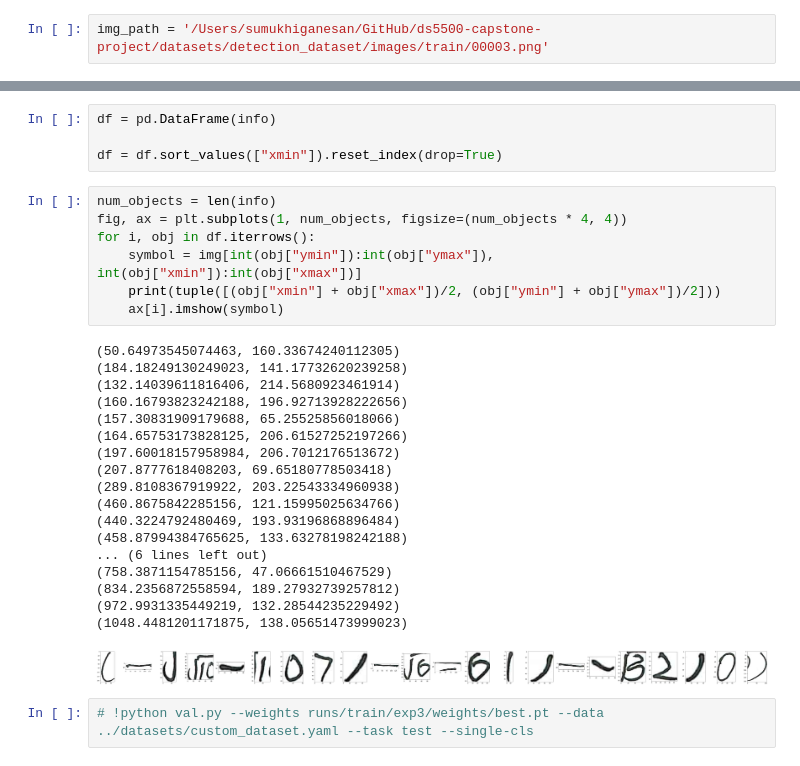
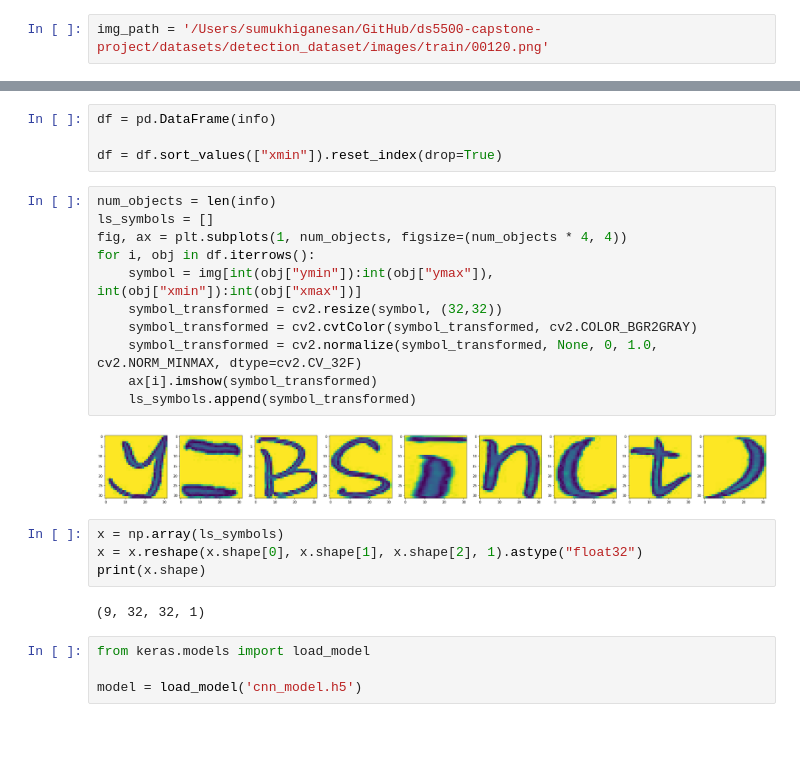
Before and after one commit to sumukhig/ds5500-capstone-project, a Jupyter notebook: src/notebooks/test_YOLO_detection.ipynb, the cells around one changed output, grey strips where cells are left out. Saved outputs shown, nothing was run; the diff lists cells and outputs as text; blank space fills up the shorter version.

Commit message:
Added models

```diff
--- a/src/notebooks/test_YOLO_detection.ipynb
+++ b/src/notebooks/test_YOLO_detection.ipynb
@@ -16,7 +17,7 @@ import pandas as pd
 # model2 = yolov5.load('runs/train/exp2/weights/best.pt')
 model3 = yolov5.load('runs/train/exp3/weights/best.pt')
 # %%
-img_path = '/Users/sumukhiganesan/GitHub/ds5500-capstone-project/datasets/detection_dataset/images/train/00003.png'
+img_path = '/Users/sumukhiganesan/GitHub/ds5500-capstone-project/datasets/detection_dataset/images/train/00120.png'
 # %%
 # Load image
 img = cv2.imread(img_path)
@@ -49,29 +50,24 @@ df = pd.DataFrame(info)
 df = df.sort_values(["xmin"]).reset_index(drop=True)
 # %%
 num_objects = len(info)
+ls_symbols = []
 fig, ax = plt.subplots(1, num_objects, figsize=(num_objects * 4, 4))
 for i, obj in df.iterrows():
     symbol = img[int(obj["ymin"]):int(obj["ymax"]), int(obj["xmin"]):int(obj["xmax"])]
-    print(tuple([(obj["xmin"] + obj["xmax"])/2, (obj["ymin"] + obj["ymax"])/2]))
-    ax[i].imshow(symbol)
+    symbol_transformed = cv2.resize(symbol, (32,32))
+    symbol_transformed = cv2.cvtColor(symbol_transformed, cv2.COLOR_BGR2GRAY)
+    symbol_transformed = cv2.normalize(symbol_transformed, None, 0, 1.0, cv2.NORM_MINMAX, dtype=cv2.CV_32F)
+    ax[i].imshow(symbol_transformed)
+    ls_symbols.append(symbol_transformed)
 # %% [output]
-(50.64973545074463, 160.33674240112305)
-(184.18249130249023, 141.17732620239258)
-(132.14039611816406, 214.5680923461914)
-(160.16793823242188, 196.92713928222656)
-(157.30831909179688, 65.25525856018066)
-(164.65753173828125, 206.61527252197266)
-(197.60018157958984, 206.7012176513672)
-(207.8777618408203, 69.65180778503418)
-(289.8108367919922, 203.22543334960938)
-(460.8675842285156, 121.15995025634766)
-(440.3224792480469, 193.93196868896484)
-(458.87994384765625, 133.63278198242188)
-... (6 lines left out)
-(758.3871154785156, 47.06661510467529)
-(834.2356872558594, 189.27932739257812)
-(972.9931335449219, 132.28544235229492)
-(1048.4481201171875, 138.05651473999023)
-[figure, old version]
+[figure, new version]
-# %%
-# !python val.py --weights runs/train/exp3/weights/best.pt --data ../datasets/custom_dataset.yaml --task test --single-cls
+# %%
+x = np.array(ls_symbols)
+x = x.reshape(x.shape[0], x.shape[1], x.shape[2], 1).astype("float32")
+print(x.shape)
+# %% [output]
+(9, 32, 32, 1)
+# %%
+from keras.models import load_model
+
+model = load_model('cnn_model.h5')
```
Also changed, not shown: parts of 4 cells of this notebook, 3 other files.
